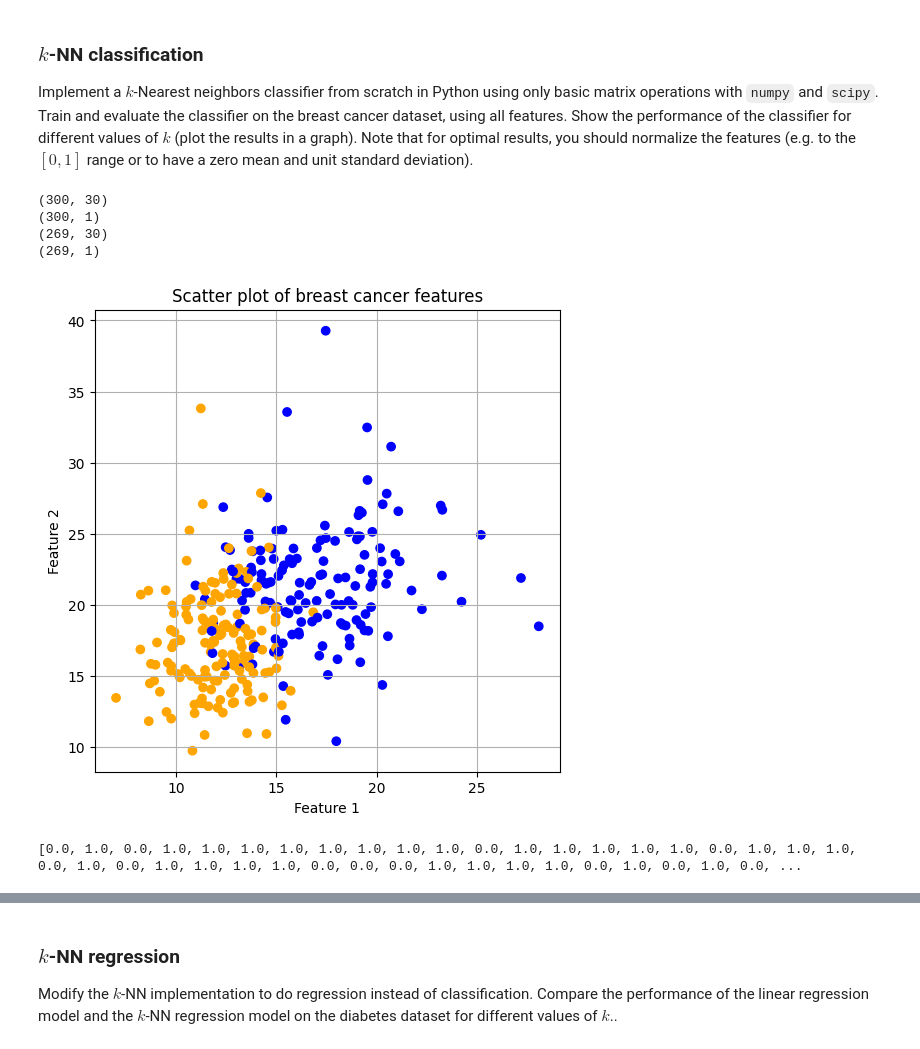
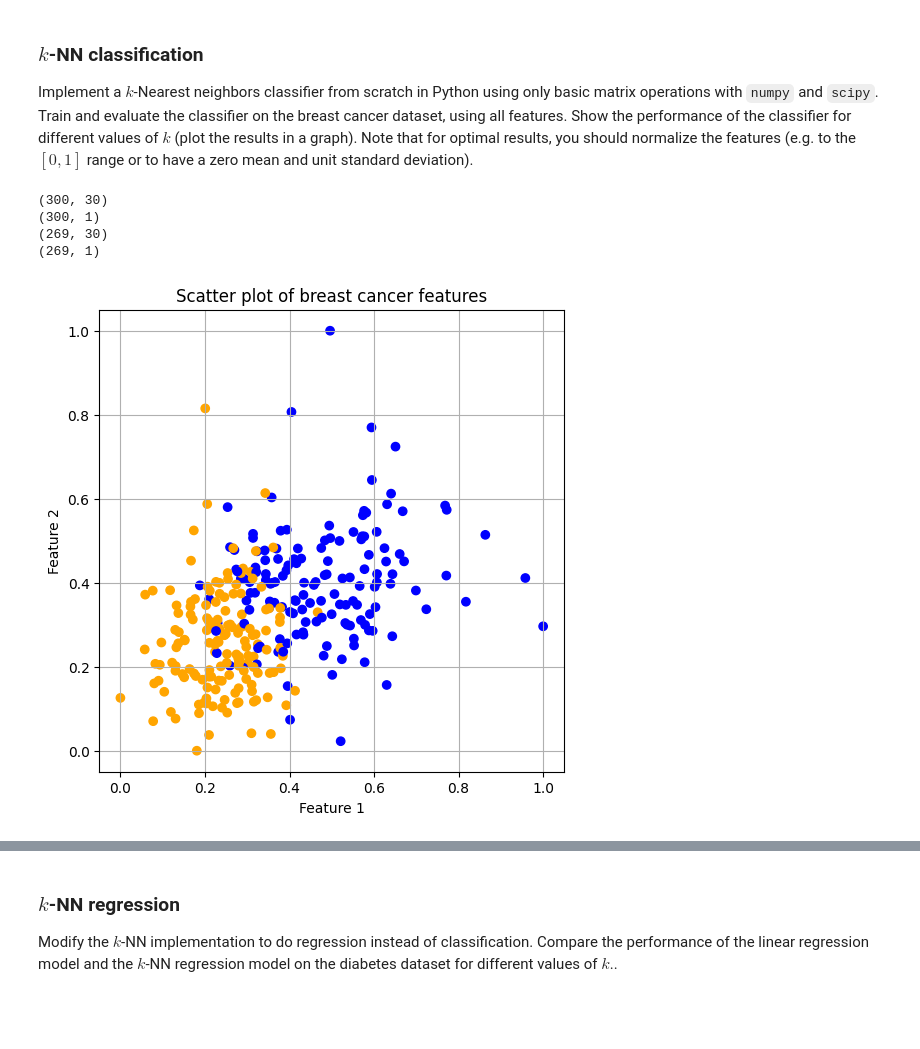
Before and after one commit to MartvStraten/8dm50-machine-learning, a Jupyter notebook: practicals/week_1.ipynb, the cells around one changed output, grey strips where cells are left out. Saved outputs shown, nothing was run; the diff lists cells and outputs as text; code cells hidden in the pictures; blank space fills up the shorter version.

```diff
--- a/practicals/week_1.ipynb
+++ b/practicals/week_1.ipynb
@@ -154,39 +161,36 @@ Implement a $k$-Nearest neighbors classifier from scratch in Python using only b
 # %%
-import matplotlib.pyplot as plt
-import numpy as np
-import scipy as sp
-
-from matplotlib.colors import ListedColormap
-from scipy.spatial.distance import euclidean
-
 # Loading data
 X_breastcancer = breast_cancer.data
 y_breastcancer = breast_cancer.target[:, np.newaxis]
+
+# Data normalization
+minmax_scaler = MinMaxScaler()
+X_breastcancer = minmax_scaler.fit_transform(X_breastcancer)
 
 # Divide into training and testing set
 X_train_bc = X_breastcancer[:300]
 y_train_bc = y_breastcancer[:300]
 X_test_bc = X_breastcancer[300:]
 y_test_bc = y_breastcancer[300:]
 print(X_train_bc.shape)
 print(y_train_bc.shape)
 print(X_test_bc.shape)
 print(y_test_bc.shape)
 
 # Plotting two features
 fig,ax = plt.subplots(1, 1, figsize=(6,6))
 binary_cmap = ListedColormap(['blue', 'orange'], N=2)
 ax.scatter(X_train_bc[:,0], X_train_bc[:,1], c=y_train_bc, cmap=binary_cmap)
 ax.set_title("Scatter plot of breast cancer features")
 ax.set_xlabel("Feature 1")
 ax.set_ylabel("Feature 2")
 ax.grid()
 # %% [output]
 (300, 30)
 (300, 1)
 (269, 30)
 (269, 1)
-[figure, old version]
+[figure, new version]
 # %%
 def knn(k, X_train, y_train, X_test):
     """ K-Nearest Neighbours can be implemented from scratch in three steps:
@@ -229,4 +230,0 @@ y_hat_test = knn(4, X_train_bc, y_train_bc, X_test_bc)
-# %%
-print(y_hat_test)
-# %% [output]
-[0.0, 1.0, 0.0, 1.0, 1.0, 1.0, 1.0, 1.0, 1.0, 1.0, 1.0, 0.0, 1.0, 1.0, 1.0, 1.0, 1.0, 0.0, 1.0, 1.0, 1.0, 0.0, 1.0, 0.0, 1.0, 1.0, 1.0, 1.0, 0.0, 0.0, 0.0, 1.0, 1.0, 1.0, 1.0, 0.0, 1.0, 0.0, 1.0, 0.0, ...
```
Also changed, not shown: parts of 6 cells of this notebook.
